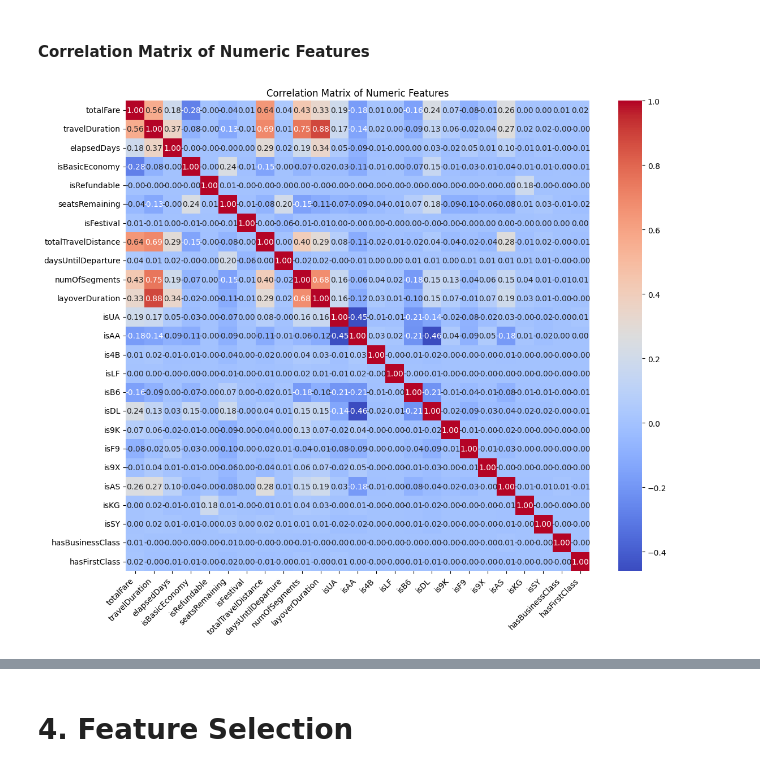
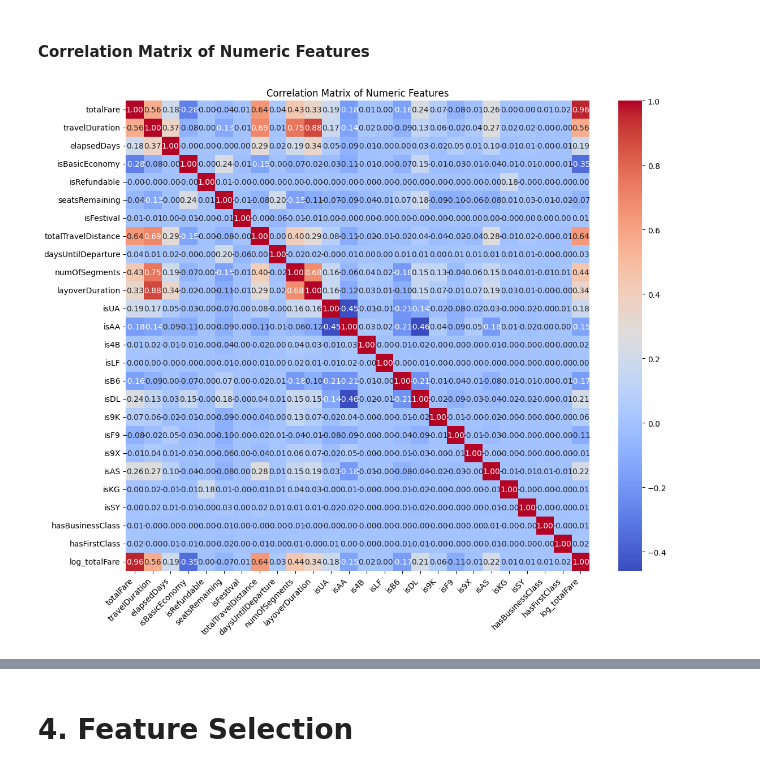
Before and after one commit to tngjody/bt4221-airfare-booking, a Jupyter notebook: BT4221_Group_20.ipynb, the cells around one changed output, grey strips where cells are left out. Drawn from its saved outputs; the diff is of its cells as text; code cells hidden in the pictures.

```diff
--- a/BT4221_Group_20.ipynb
+++ b/BT4221_Group_20.ipynb
@@ -66,7 +94,9 @@ from matplotlib.pylab import split
 ## **1.1. Initialize Spark Session & Load Dataset**
 # %%
 # Initialize Spark Sesison
-spark = SparkSession.builder.appName("FlightPrices").getOrCreate()
+spark = SparkSession.builder \
+    .appName("FlightPrices") \
+    .getOrCreate()
 
 # Load Dataset
 flight_df = spark.read.csv("flight.csv", header=True, inferSchema=True)
@@ -1040,0 +1130,16 @@ run_pyspark_analysis(cleaned_flight_df)
+# %%
+cleaned_flight_df = cleaned_flight_df.withColumn(
+    "log_totalFare", log1p(col("totalFare"))
+)
+
+log_fares = cleaned_flight_df.select("log_totalFare").rdd.flatMap(lambda x: x).collect()
+
+# Plot histogram
+plt.figure(figsize=(8, 5))
+plt.hist(log_fares, bins=50, edgecolor="black")
+plt.title("Histogram of Log-Transformed Total Fare")
+plt.xlabel("log(1 + totalFare)")
+plt.ylabel("Frequency")
+plt.grid(True, linestyle="--", alpha=0.5)
+plt.tight_layout()
+plt.show()
@@ -1306,33 +1557,34 @@ Route LAX-BOS: 16197 tickets
 #### **Correlation Matrix of Numeric Features**
 # %%
 # 1. Select only numeric columns (int and double types)
-numeric_cols = [field.name for field in cleaned_flight_df.schema.fields if isinstance(field.dataType, NumericType)]
+numeric_cols = [field.name for field in cleaned_flight_df.schema.fields
+                if isinstance(field.dataType, NumericType)]
 
 cleaned_flight_df = cleaned_flight_df.dropna(subset=numeric_cols)
 
 # 2. Convert integer columns to double to ensure consistency
 for col_name in numeric_cols:
     cleaned_flight_df = cleaned_flight_df.withColumn(col_name, col(col_name).cast(DoubleType()))
 
 # 3. Assemble numeric columns into a single feature vector column
 assembler = VectorAssembler(inputCols=numeric_cols, outputCol="features")
 df_vector = assembler.transform(cleaned_flight_df).select("features")
 
 # 4. Compute correlation matrix
 correlation_matrix = Correlation.corr(df_vector, "features").collect()[0][0].toArray()
 
 # 5. Plot heatmap of correlation matrix
 plt.figure(figsize=(12, 10))
 sns.heatmap(correlation_matrix, annot=True, fmt=".2f", cmap="coolwarm",
             xticklabels=numeric_cols, yticklabels=numeric_cols)
 
 plt.title("Correlation Matrix of Numeric Features")
 plt.xticks(rotation=45, ha='right')
 plt.yticks(rotation=0)
 plt.tight_layout()
 plt.show()
 # %% [output]
-[figure, old version]
+[figure, new version]
 # %% [markdown]
 #### **Correlation Matrix Observations**
 
```
Also changed, not shown: parts of 39 cells of this notebook.
